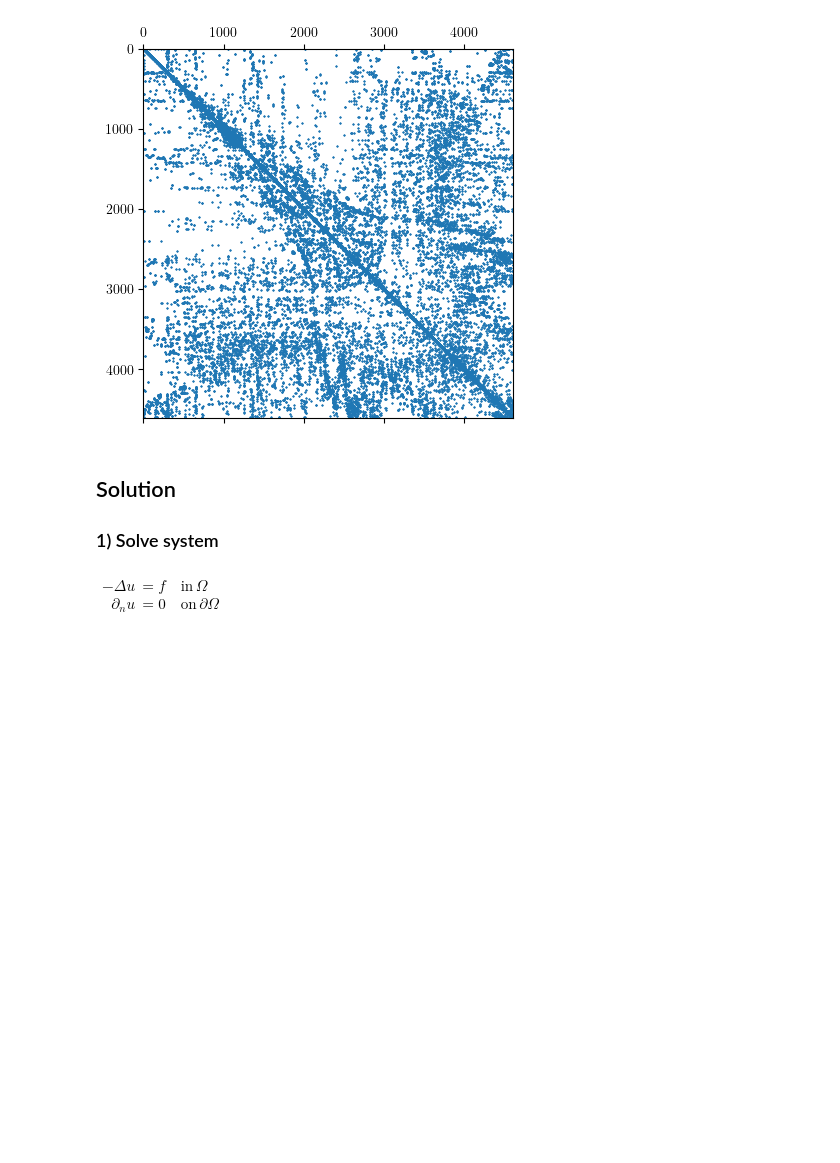
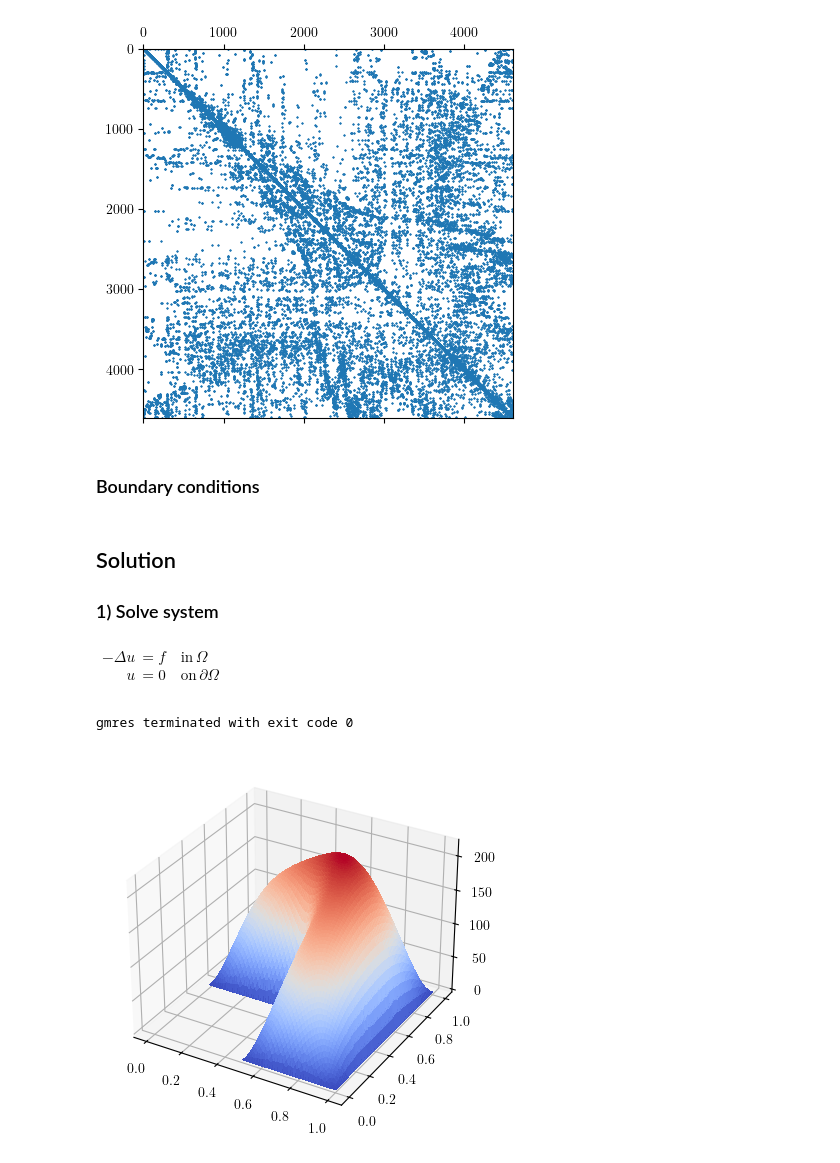
Before and after one commit to Devoev/cem, a Jupyter notebook: examples/matlab_logo.ipynb, the cells around one changed output. Saved outputs shown, nothing was run; the diff lists cells and outputs as text; code cells hidden in the pictures; blank space fills up the shorter version.

```diff
--- a/examples/matlab_logo.ipynb
+++ b/examples/matlab_logo.ipynb
@@ -55,13 +57,26 @@ plt.spy(K, markersize=.5)
 # %% [output]
 <matplotlib.lines.Line2D at 0x...>
 [figure]
+# %% [markdown]
+### Boundary conditions
+# %%
+idx_bc = msh.nodes_bnd
+idx_dof = np.setdiff1d(np.arange(msh.N), idx_bc)
+
+K = K.tocsr()
+b = b[idx_dof]
+K = K[idx_dof,:][:,idx_dof]
 # %% [markdown]
 ## Solution
 ### 1) Solve system
 #### $ \begin{align*}
 -\Delta u &= f \quad \text{in}\, \Omega \\
-\partial_n u &= 0 \quad \text{on}\, \partial\Omega
+u &= 0 \quad \text{on}\, \partial\Omega
 \end{align*} $
 # %%
-u_h, info = sp.linalg.gmres(K, b)
+u_h = np.empty((msh.N,))
+u_h[idx_bc] = 0
+u_h[idx_dof], info = sp.linalg.gmres(K, b)
 print(f"gmres terminated with exit code {info}")
+# %% [output]
+gmres terminated with exit code 0
@@ -69,0 +83,9 @@ plot_pot(msh, u_h, title=r'Matlab logo', cmap='jet')
+# %%
+fig, ax = plt.subplots(subplot_kw={"projection": "3d"})
+surf = ax.plot_trisurf(msh.x, msh.y, msh.elems_to_nodes, u_h,
+                       color=[0.9, 0.2, 0.2],
+                       cmap='coolwarm',
+                       linewidth=0,
+                       antialiased=False)
+# %% [output]
+[figure, added]
```
Also changed, not shown: parts of 3 cells of this notebook, 1 other file.
